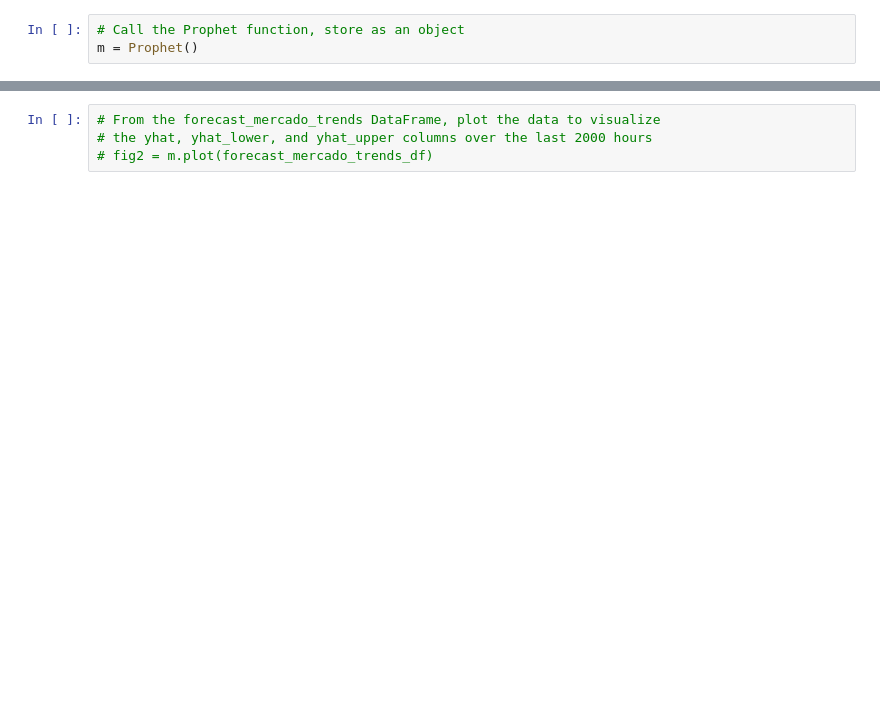
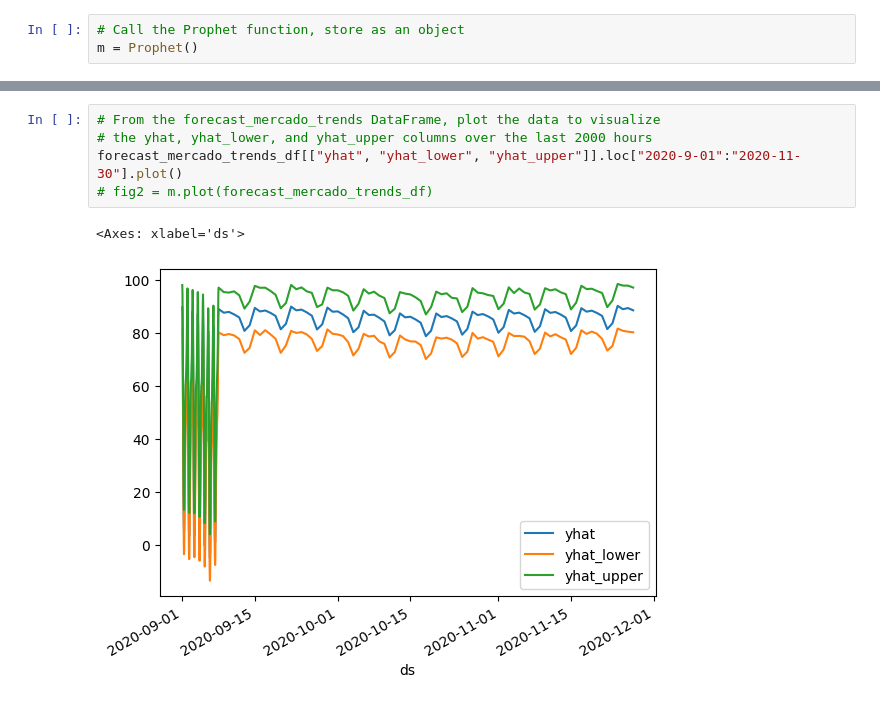
Before and after one commit to skfotedar/prophet-challenge, a Jupyter notebook: forecasting_net_prophet.ipynb, the cells around one changed output, grey strips where cells are left out. Drawn from its saved outputs; the diff is of its cells as text; blank space fills up the shorter version.

```diff
--- a/forecasting_net_prophet.ipynb
+++ b/forecasting_net_prophet.ipynb
@@ -448,7 +452,11 @@ forecast_mercado_trends_df[['yhat', 'yhat_lower', 'yhat_upper']]
 # %%
 # From the forecast_mercado_trends DataFrame, plot the data to visualize
 # the yhat, yhat_lower, and yhat_upper columns over the last 2000 hours
+forecast_mercado_trends_df[["yhat", "yhat_lower", "yhat_upper"]].loc["2020-9-01":"2020-11-30"].plot()
 # fig2 = m.plot(forecast_mercado_trends_df)
+# %% [output]
+<Axes: xlabel='ds'>
+[figure, added]
 # %%
 # Reset the index in the forecast_mercado_trends DataFrame
 forecast_mercado_trends_df = forecast_mercado_trends_df.reset_index()
```
Also changed, not shown: parts of 7 cells of this notebook.
